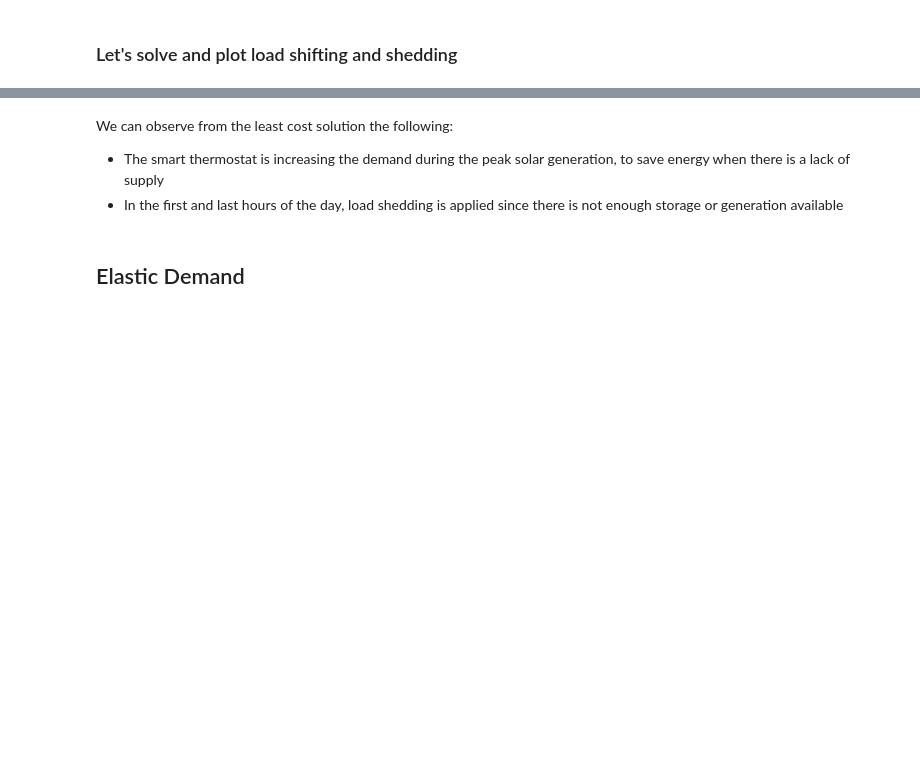
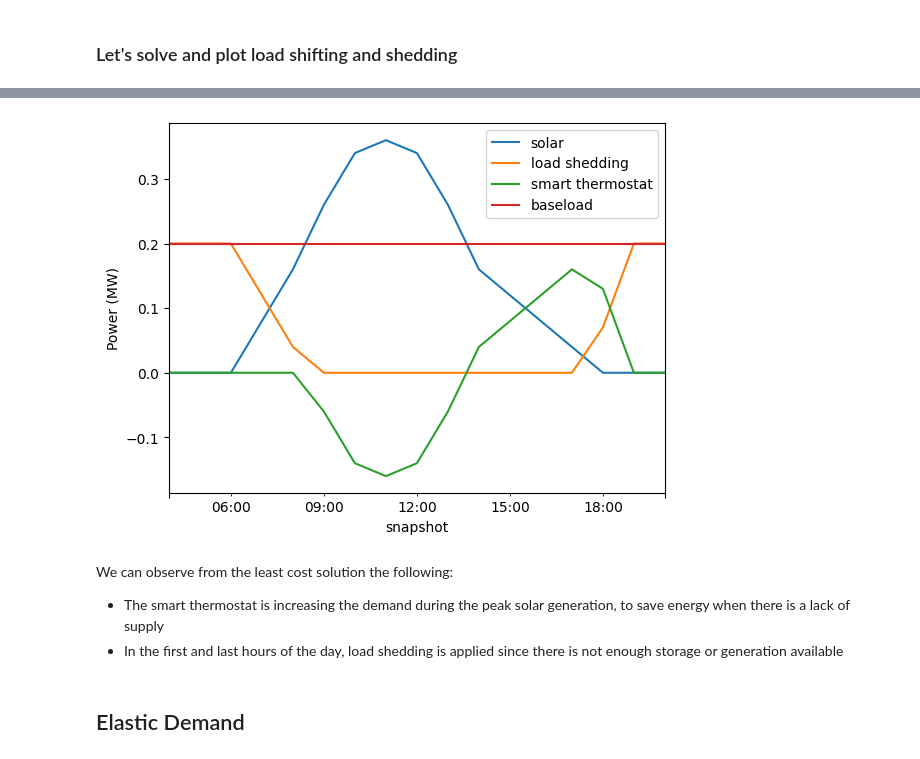
Before and after one commit to PyPSA/PyPSA, a Jupyter notebook: examples/notebooks/load-modelling.ipynb, the cells around one changed output, grey strips where cells are left out. Drawn from its saved outputs; the diff is of its cells as text; code cells hidden in the pictures; blank space fills up the shorter version.

```diff
--- a/examples/notebooks/load-modelling.ipynb
+++ b/examples/notebooks/load-modelling.ipynb
@@ -132,11 +220,14 @@ network.optimize()
 # %%
 fig, ax = plt.subplots()
 
 network.generators_t.p.plot(ax=ax)
 network.storage_units_t.p.plot(ax=ax)
 network.loads_t.p.plot(ax=ax)
 
 ax.set_ylabel("Power (MW)")
+ax.get_legend().set_title("")
+# %% [output]
+[figure, added]
 # %% [markdown]
 We can observe from the least cost solution the following:
 - The smart thermostat is increasing the demand during the peak solar generation, to save energy when there is a lack of supply
```
Also changed, not shown: parts of 22 cells of this notebook.
